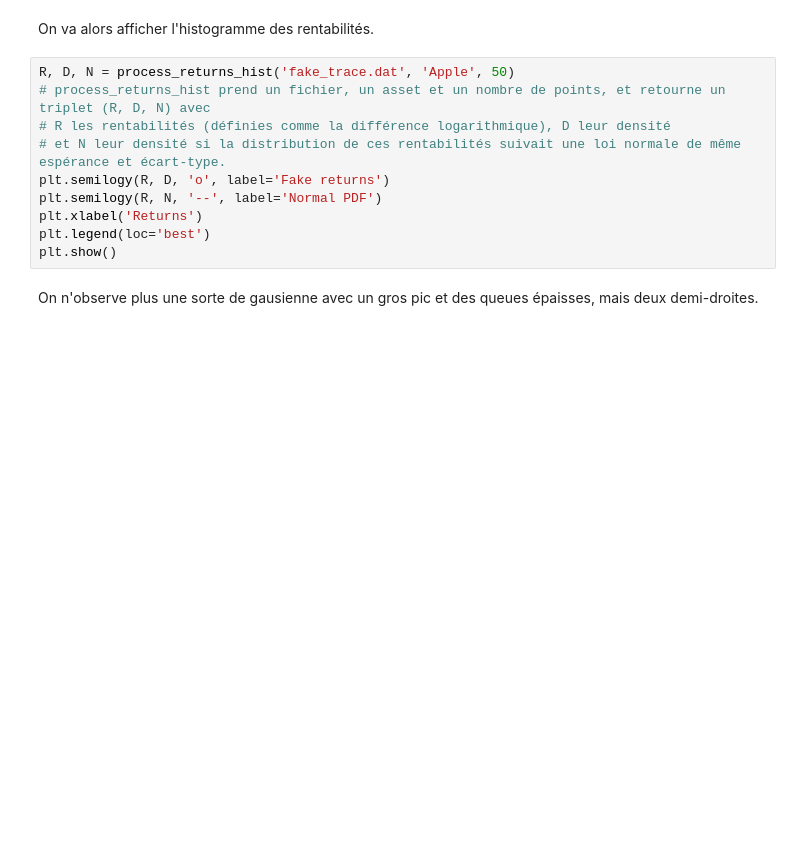
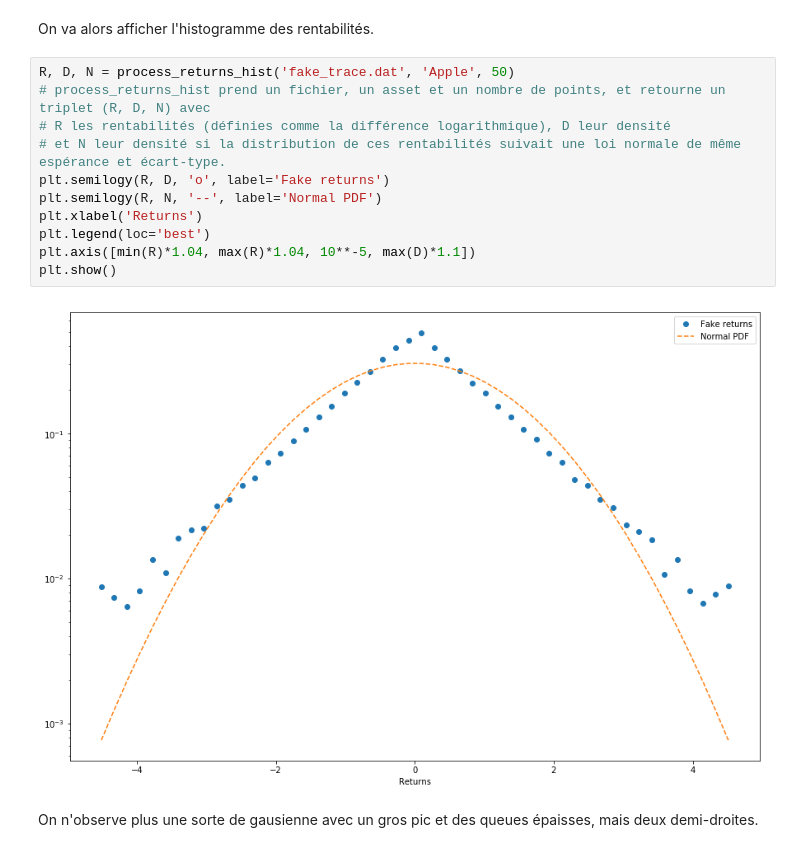
Before and after one commit to cristal-smac/atomPython, a Jupyter notebook: Atom.ipynb, the cells around one changed output. Saved outputs shown, nothing was run; the diff lists cells and outputs as text; blank space fills up the shorter version.

```diff
--- a/Atom.ipynb
+++ b/Atom.ipynb
@@ -180,12 +180,15 @@ On va alors afficher l'histogramme des rentabilités.
 # %%
 R, D, N = process_returns_hist('fake_trace.dat', 'Apple', 50)
 # process_returns_hist prend un fichier, un asset et un nombre de points, et retourne un triplet (R, D, N) avec
 # R les rentabilités (définies comme la différence logarithmique), D leur densité
 # et N leur densité si la distribution de ces rentabilités suivait une loi normale de même espérance et écart-type.
 plt.semilogy(R, D, 'o', label='Fake returns')
 plt.semilogy(R, N, '--', label='Normal PDF')
 plt.xlabel('Returns')
 plt.legend(loc='best')
+plt.axis([min(R)*1.04, max(R)*1.04, 10**-5, max(D)*1.1])
 plt.show()
+# %% [output]
+[figure, added]
 # %% [markdown]
 On n'observe plus une sorte de gausienne avec un gros pic et des queues épaisses, mais deux demi-droites.
```
Also changed, not shown: parts of 2 cells of this notebook, 3 other files.
